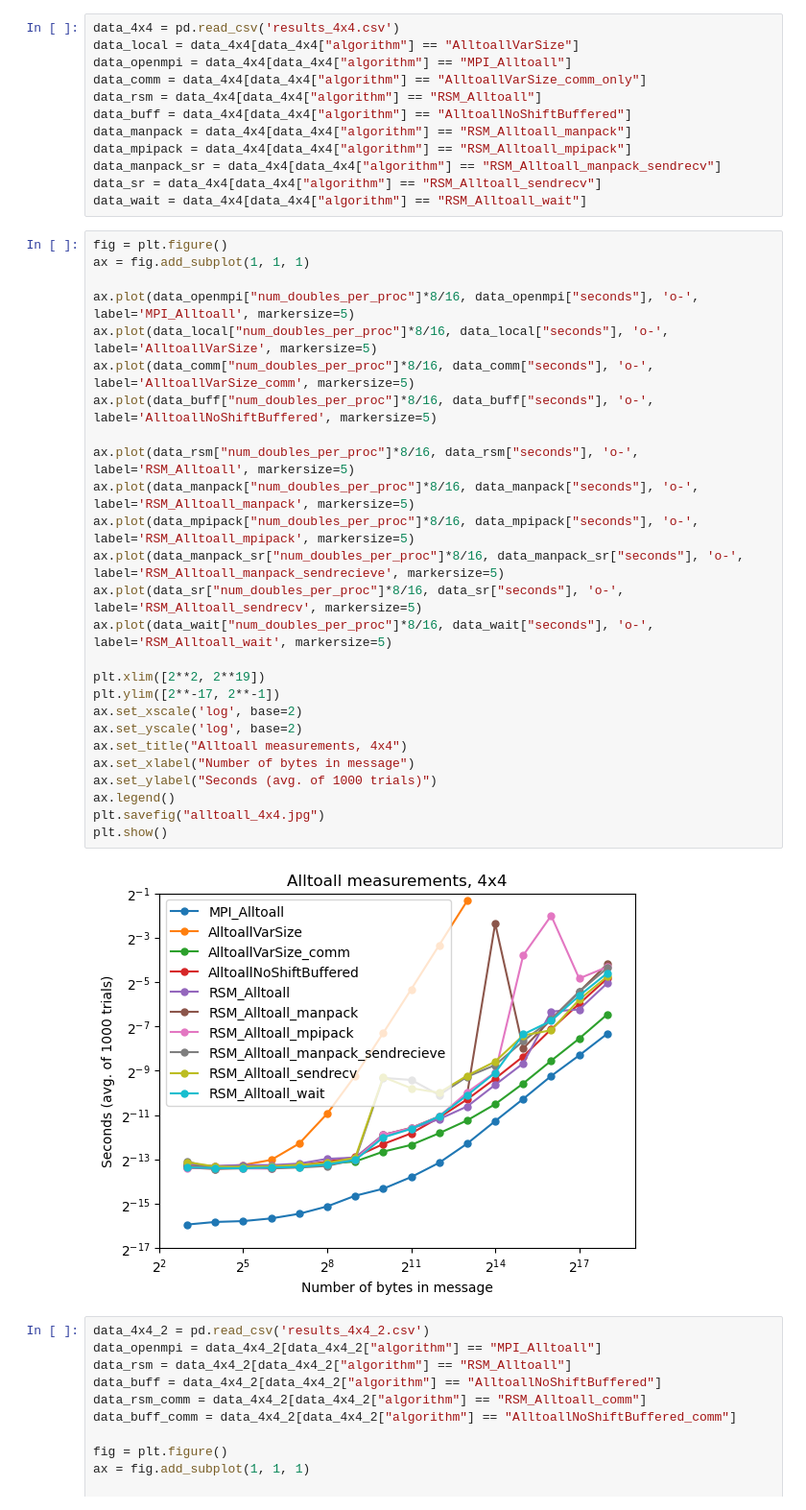
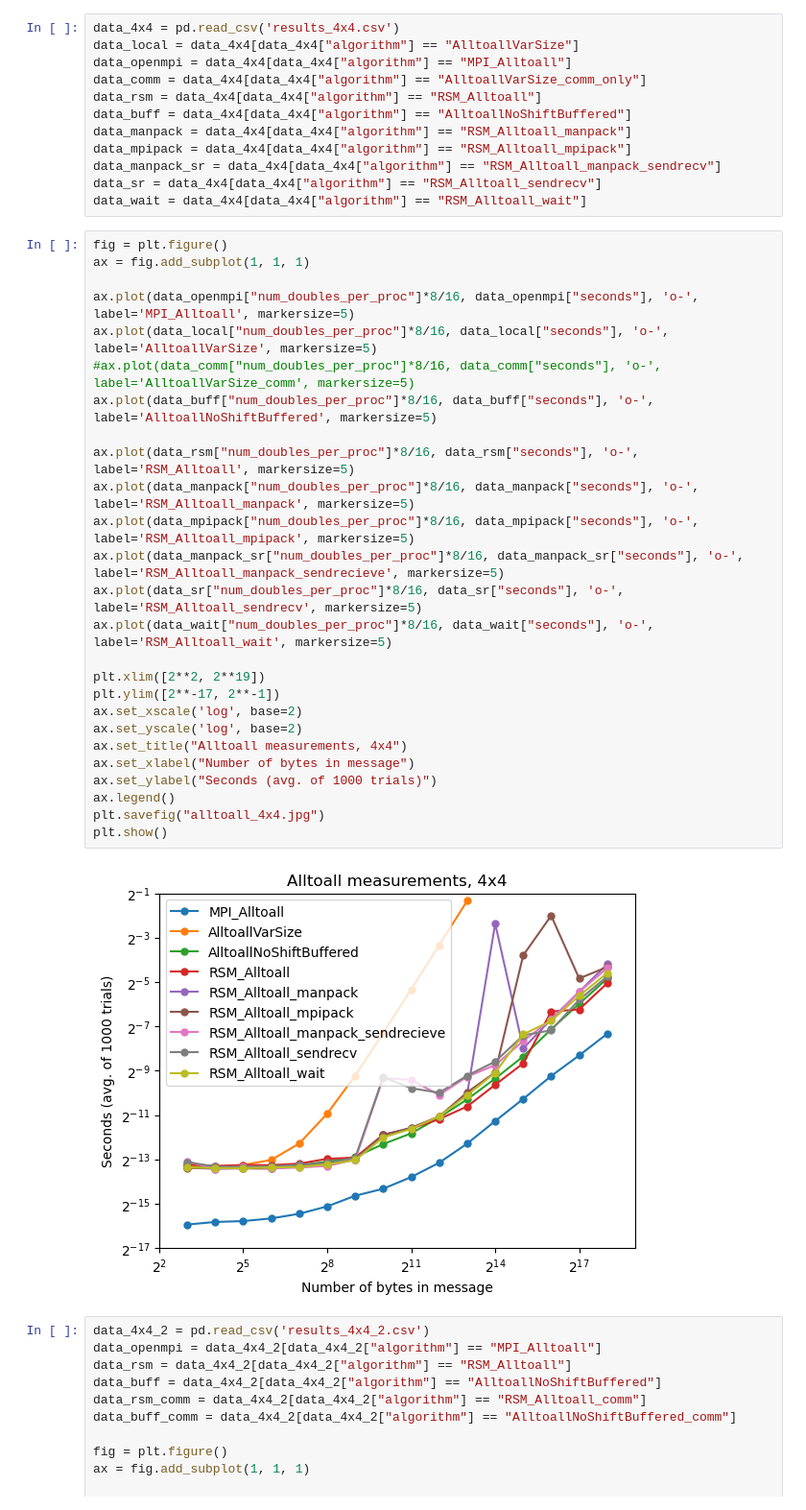
Before and after one commit to mctimm/CS542-Project, a Jupyter notebook: plots.ipynb, the cells around one changed output. Shown at 96% size. Saved outputs shown, nothing was run; the diff lists cells and outputs as text.

```diff
--- a/plots.ipynb
+++ b/plots.ipynb
@@ -17,31 +17,31 @@ data_wait = data_4x4[data_4x4["algorithm"] == "RSM_Alltoall_wait"]
 # %%
 fig = plt.figure()
 ax = fig.add_subplot(1, 1, 1)
 
 ax.plot(data_openmpi["num_doubles_per_proc"]*8/16, data_openmpi["seconds"], 'o-', label='MPI_Alltoall', markersize=5)
 ax.plot(data_local["num_doubles_per_proc"]*8/16, data_local["seconds"], 'o-', label='AlltoallVarSize', markersize=5)
-ax.plot(data_comm["num_doubles_per_proc"]*8/16, data_comm["seconds"], 'o-', label='AlltoallVarSize_comm', markersize=5)
+#ax.plot(data_comm["num_doubles_per_proc"]*8/16, data_comm["seconds"], 'o-', label='AlltoallVarSize_comm', markersize=5)
 ax.plot(data_buff["num_doubles_per_proc"]*8/16, data_buff["seconds"], 'o-', label='AlltoallNoShiftBuffered', markersize=5)
 
 ax.plot(data_rsm["num_doubles_per_proc"]*8/16, data_rsm["seconds"], 'o-', label='RSM_Alltoall', markersize=5)
 ax.plot(data_manpack["num_doubles_per_proc"]*8/16, data_manpack["seconds"], 'o-', label='RSM_Alltoall_manpack', markersize=5)
 ax.plot(data_mpipack["num_doubles_per_proc"]*8/16, data_mpipack["seconds"], 'o-', label='RSM_Alltoall_mpipack', markersize=5)
 ax.plot(data_manpack_sr["num_doubles_per_proc"]*8/16, data_manpack_sr["seconds"], 'o-', label='RSM_Alltoall_manpack_sendrecieve', markersize=5)
 ax.plot(data_sr["num_doubles_per_proc"]*8/16, data_sr["seconds"], 'o-', label='RSM_Alltoall_sendrecv', markersize=5)
 ax.plot(data_wait["num_doubles_per_proc"]*8/16, data_wait["seconds"], 'o-', label='RSM_Alltoall_wait', markersize=5)
 
 plt.xlim([2**2, 2**19])
 plt.ylim([2**-17, 2**-1])
 ax.set_xscale('log', base=2)
 ax.set_yscale('log', base=2)
 ax.set_title("Alltoall measurements, 4x4")
 ax.set_xlabel("Number of bytes in message")
 ax.set_ylabel("Seconds (avg. of 1000 trials)")
 ax.legend()
 plt.savefig("alltoall_4x4.jpg")
 plt.show()
 # %% [output]
-[figure, old version]
+[figure, new version]
 # %%
 data_4x4_2 = pd.read_csv('results_4x4_2.csv')
 data_openmpi = data_4x4_2[data_4x4_2["algorithm"] == "MPI_Alltoall"]
```
Also changed, not shown: 1 other file.
